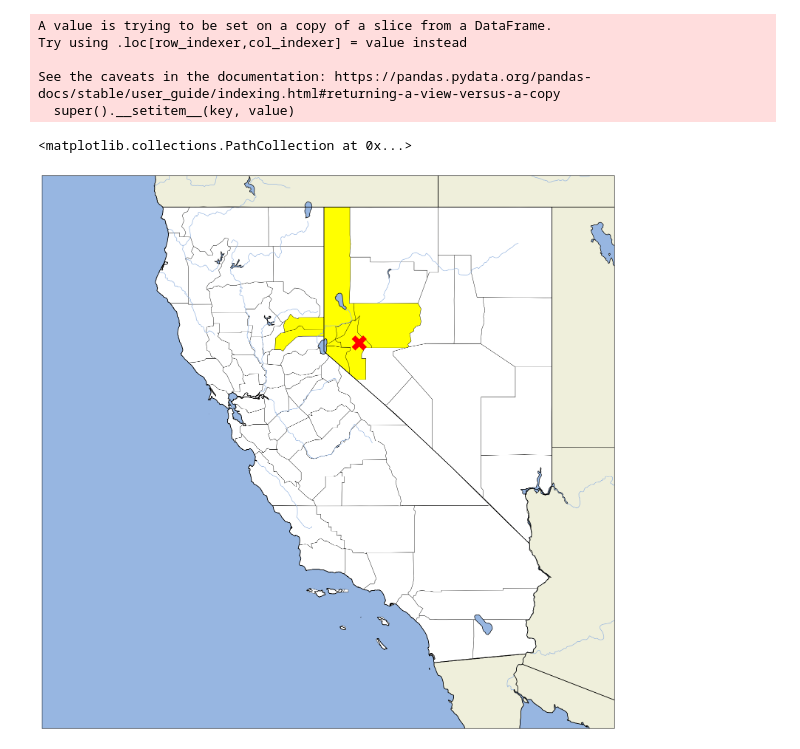
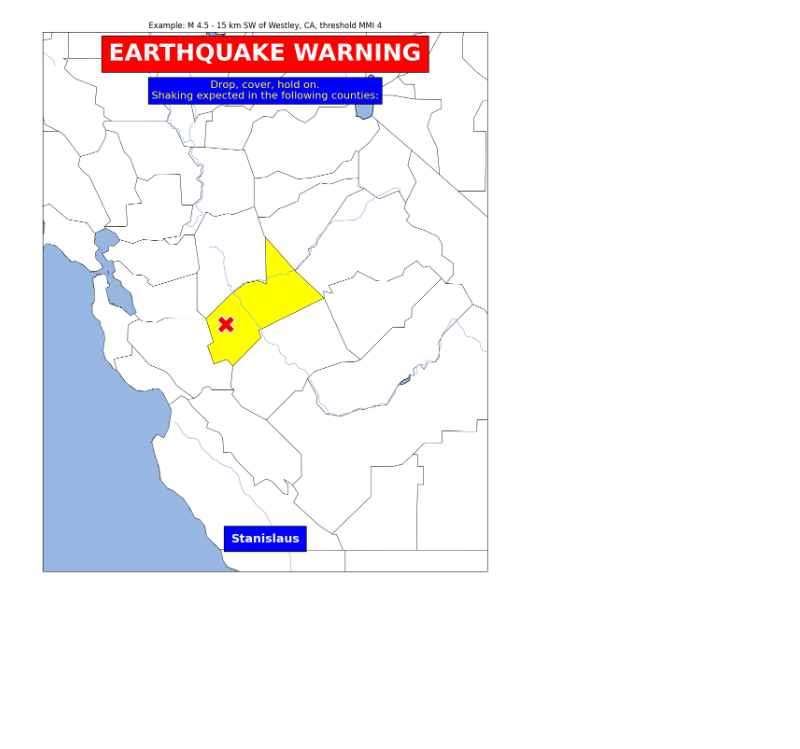
Before and after one commit to yair-franco/cal_eew_sim, a Jupyter notebook: usgs_api.ipynb, the cells around one changed output. Drawn from its saved outputs; the diff is of its cells as text; code cells hidden in the pictures; blank space fills up the shorter version.

```diff
--- a/usgs_api.ipynb
+++ b/usgs_api.ipynb
@@ -16,7 +106,7 @@ url = 'https://earthquake.usgs.gov/fdsnws/event/1/query'
 query = {
     "format": "geojson",
     "starttime": '2022-01-01',
-    "minmagnitude": '5.5',
+    "minmagnitude": '4.5',
     "minlongitude": lims[0],
     "maxlongitude": lims[1],
     "minlatitude": lims[2],
@@ -101,4 +158,0 @@ pprint(sa_feats)
-# %%
-for feature in sa_feats:
-    pprint(feature)
-    # print('\n\n\n\n\n\n\n\n\n\n\n')
@@ -134,0 +182,6 @@ calnev_counties = gdf[(gdf["STATEFP"] == "06") | (gdf["STATEFP"] == "32")]
+# %%
+calnev_counties['warned'] = gdf.intersects(alert_poly)
+colors = calnev_counties['warned'].map({True: 'yellow', False: 'white'})
+
+warned_names = calnev_counties[calnev_counties['warned']==True]['NAME'].tolist()
+warned_fips = calnev_counties[calnev_counties['warned']==True]['COUNTYFP'].tolist()
@@ -135,33 +227,45 @@ calnev_counties = gdf[(gdf["STATEFP"] == "06") | (gdf["STATEFP"] == "32")]
 # %%
-fig, axi = plt.subplots(1,1,figsize=(20,20), subplot_kw={'projection': ccrs.PlateCarree()})
-
-warn_counties = ["Nevada", "Sierra", "Washoe", "Carson City", "Storey", "Churchill", "Lyon", "Douglas"]
-
-calnev_counties['warn'] = calnev_counties['NAME'].isin(warn_counties)
-colors = calnev_counties['warn'].map({True: 'yellow', False: 'white'})
+fig, axi = plt.subplots(1,1,figsize=(15,15), subplot_kw={'projection': ccrs.PlateCarree()})
 
 calnev_counties.plot(ax=axi,color=colors,edgecolor='black',linewidth=0.5)
 
-axi.set_extent(lims)
+# poly_diameter = minimum_bounding_radius(alert_poly) * 2
+# print(poly_diameter)
+# poly_diameter = max(poly_diameter,1)
+# map_lims = [epix - poly_diameter, epix + poly_diameter, epiy - poly_diameter/1.5, epiy + poly_diameter/1.5]
+pad = 1.5
+x1, y1, x2, y2 = calnev_counties[calnev_counties['warned']==True].total_bounds
+map_lims = (x1 - pad, x2 + pad, y1 - pad, y2 + pad)
 
-axi.add_feature(cfeature.COASTLINE)
-axi.add_feature(cfeature.BORDERS, linestyle=':')
+axi.set_extent(map_lims)
+
+# axi.add_feature(cfeature.COASTLINE)
+# axi.add_feature(cfeature.BORDERS, linestyle=':')
 axi.add_feature(cfeature.LAND, edgecolor='black')
 axi.add_feature(cfeature.LAKES, edgecolor='black')
 axi.add_feature(cfeature.RIVERS)
-axi.add_feature(cfeature.STATES)
+# axi.add_feature(cfeature.STATES)
 axi.add_feature(cfeature.OCEAN)
 
-axi.scatter(epix,epiy,c='r',marker='x',linewidths=10,s=500)
 
-# eew_poly = Polygon(verts,fill=False,edgecolor='y',linewidth=2)
-# axi.add_patch(eew_poly)
+ew_style = dict(boxstyle='square', facecolor='red', edgecolor='black')
+axi.text(0.5,0.98,'EARTHQUAKE WARNING',transform=axi.transAxes,fontsize=36,color='w',fontweight='bold',bbox=ew_style,va='top',ha='center')
+
+psa_text = "Drop, cover, hold on.\nShaking expected in the following counties:"
+if regions_used: psa_text = "Drop, cover, hold on.\nShaking expected in the following regions/counties:"
+psa_style = dict(boxstyle='square', facecolor='blue', edgecolor='black')
+axi.text(0.5,0.91,psa_text,transform=axi.transAxes,fontsize=16,color='yellow',bbox=psa_style,va='top',ha='center')
+
+# warned_areas_list = ["12345678943546758697123456789123456789012345678901234567890987654321234567890-"]
+warn_text = "\n".join(textwrap.wrap("        ".join(final_warned_areas), width=60))
+clist_style = dict(boxstyle='square', facecolor='blue', edgecolor='k', pad=0.6)
+axi.text(0.5,0.05,warn_text,transform=axi.transAxes,fontsize=18,color='w',fontweight='bold',bbox=clist_style,va='bottom',ha='center')
+
+axi.scatter(epix,epiy,marker='X',c='r',ec='white',linewidths=2,s=750)
+# plot_polygon(alert_poly)
+
+axi.set_title(f"Example: {event['properties']['title']}, threshold {MMI}")
+plt.show()
 # %% [output]
-A value is trying to be set on a copy of a slice from a DataFrame.
-Try using .loc[row_indexer,col_indexer] = value instead
-
-See the caveats in the documentation: https://pandas.pydata.org/pandas-docs/stable/user_guide/indexing.html#returning-a-view-versus-a-copy
-  super().__setitem__(key, value)
-<matplotlib.collections.PathCollection at 0x...>
-[figure, old version]
+[figure, new version]
 # %%
```
Also changed, not shown: parts of 15 cells of this notebook.
